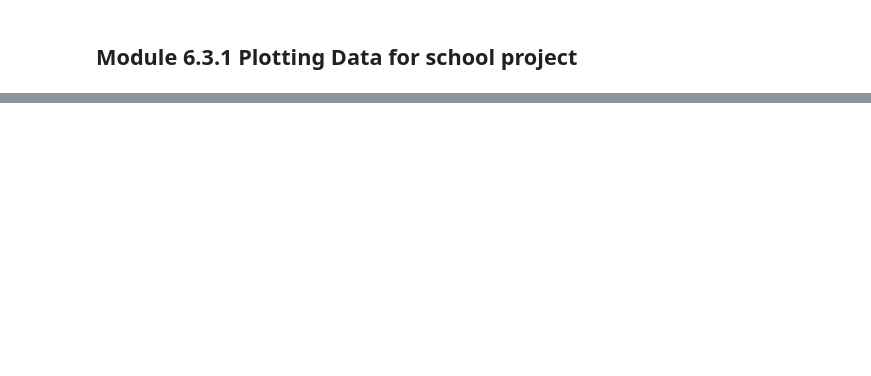
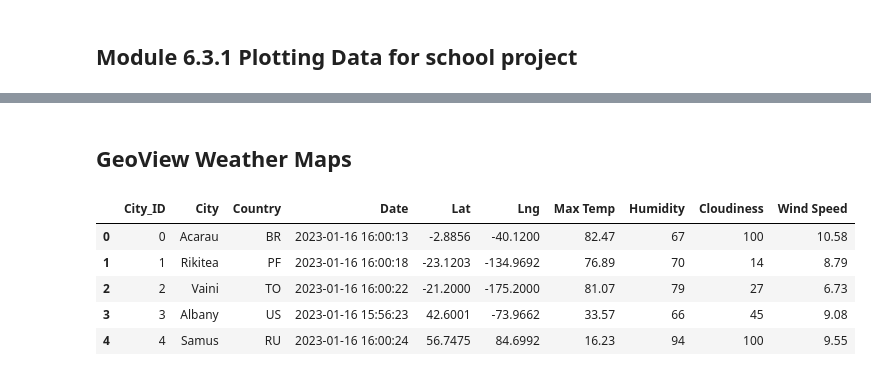
Before and after one commit to SusanFair/World_Weather_Analysis, a Jupyter notebook: WeatherPy.ipynb, the cells around one changed output, grey strips where cells are left out. Saved outputs shown, nothing was run; the diff lists cells and outputs as text; code cells hidden in the pictures; blank space fills up the shorter version.

```diff
--- a/WeatherPy.ipynb
+++ b/WeatherPy.ipynb
@@ -474,0 +475,2 @@ plot_linear_regression(x_values, y_values,
+# %% [markdown]
+## GeoView Weather Maps
@@ -474,0 +485,11 @@ plot_linear_regression(x_values, y_values,
+# %%
+# Stors the CSV you saved (created in part 1) into a dataframe
+city_data_df = pd.read_csv("weather_data/cities.csv")
+city_data_df.head()
+# %% [output]
+|  | City_ID | City | Country | Date | Lat | Lng | Max Temp | Humidity | Cloudiness | Wind Speed |
+| 0 | 0 | Acarau | BR | 2023-01-16 16:00:13 | -2.8856 | -40.1200 | 82.47 | 67 | 100 | 10.58 |
+| 1 | 1 | Rikitea | PF | 2023-01-16 16:00:18 | -23.1203 | -134.9692 | 76.89 | 70 | 14 | 8.79 |
+| 2 | 2 | Vaini | TO | 2023-01-16 16:00:22 | -21.2000 | -175.2000 | 81.07 | 79 | 27 | 6.73 |
+| 3 | 3 | Albany | US | 2023-01-16 15:56:23 | 42.6001 | -73.9662 | 33.57 | 66 | 45 | 9.08 |
+| 4 | 4 | Samus | RU | 2023-01-16 16:00:24 | 56.7475 | 84.6992 | 16.23 | 94 | 100 | 9.55 |
```
Also changed, not shown: parts of 53 cells of this notebook, 8 other files.
